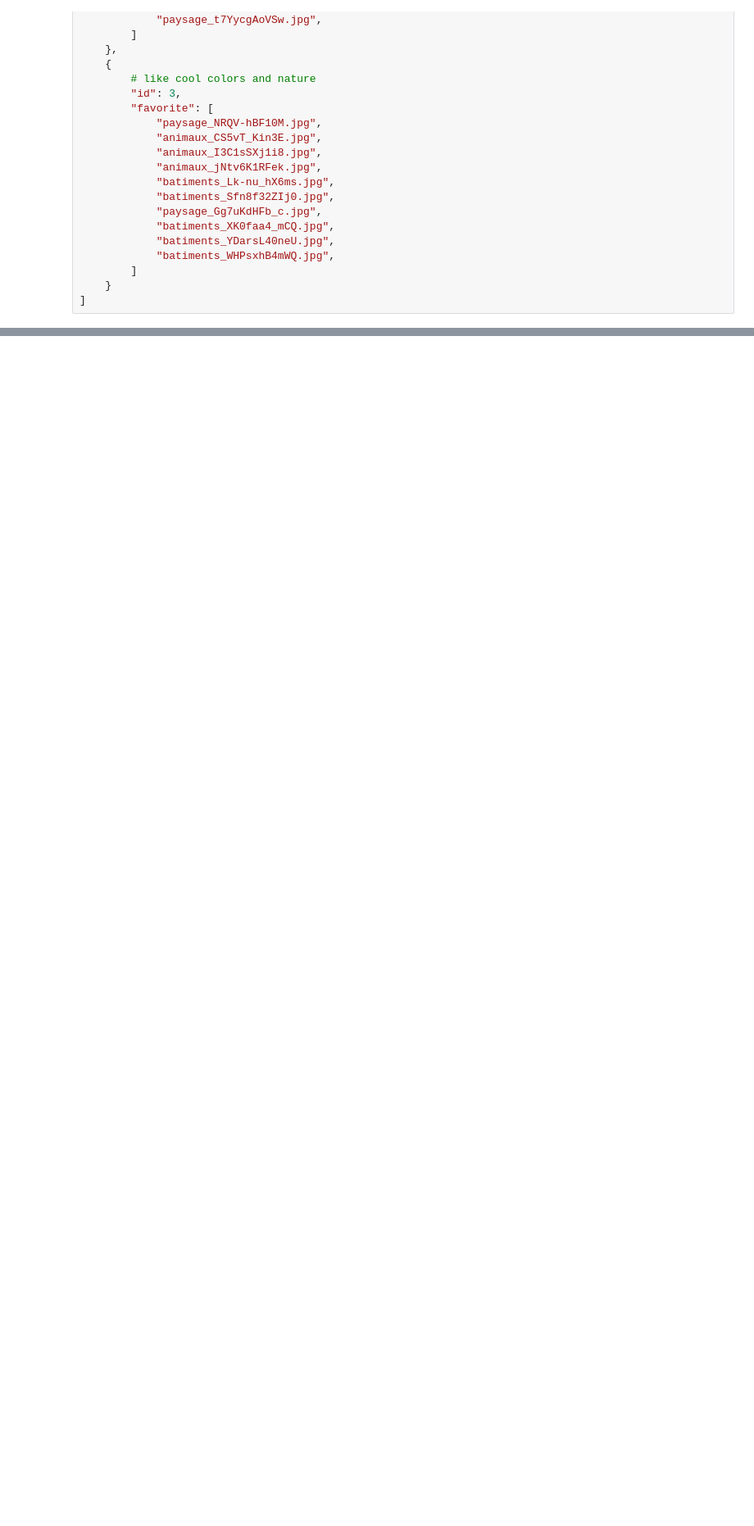
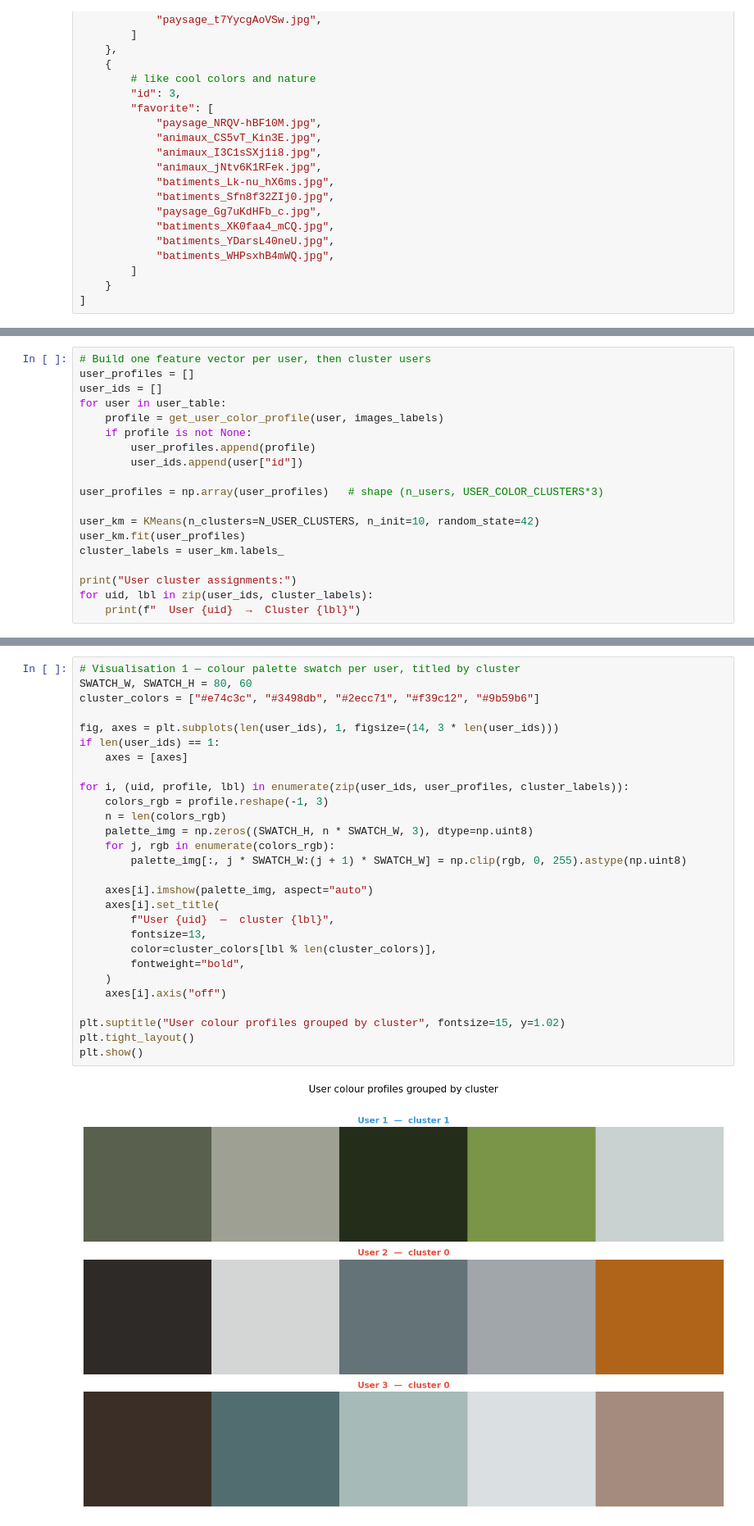
Before and after one commit to wayark/Data-Mining-Cpe, a Jupyter notebook: projet.ipynb, the cells around one changed output, grey strips where cells are left out. Shown at 82% size. Drawn from its saved outputs; the diff is of its cells as text; blank space fills up the shorter version.

Commit message:
add user image clusturing

```diff
--- a/projet.ipynb
+++ b/projet.ipynb
@@ -299,0 +333,19 @@ user_table = [
+# %%
+# Build one feature vector per user, then cluster users
+user_profiles = []
+user_ids = []
+for user in user_table:
+    profile = get_user_color_profile(user, images_labels)
+    if profile is not None:
+        user_profiles.append(profile)
+        user_ids.append(user["id"])
+
+user_profiles = np.array(user_profiles)   # shape (n_users, USER_COLOR_CLUSTERS*3)
+
+user_km = KMeans(n_clusters=N_USER_CLUSTERS, n_init=10, random_state=42)
+user_km.fit(user_profiles)
+cluster_labels = user_km.labels_
+
+print("User cluster assignments:")
+for uid, lbl in zip(user_ids, cluster_labels):
+    print(f"  User {uid}  →  Cluster {lbl}")
@@ -299,0 +357,30 @@ user_table = [
+# %%
+# Visualisation 1 — colour palette swatch per user, titled by cluster
+SWATCH_W, SWATCH_H = 80, 60
+cluster_colors = ["#e74c3c", "#3498db", "#2ecc71", "#f39c12", "#9b59b6"]
+
+fig, axes = plt.subplots(len(user_ids), 1, figsize=(14, 3 * len(user_ids)))
+if len(user_ids) == 1:
+    axes = [axes]
+
+for i, (uid, profile, lbl) in enumerate(zip(user_ids, user_profiles, cluster_labels)):
+    colors_rgb = profile.reshape(-1, 3)
+    n = len(colors_rgb)
+    palette_img = np.zeros((SWATCH_H, n * SWATCH_W, 3), dtype=np.uint8)
+    for j, rgb in enumerate(colors_rgb):
+        palette_img[:, j * SWATCH_W:(j + 1) * SWATCH_W] = np.clip(rgb, 0, 255).astype(np.uint8)
+
+    axes[i].imshow(palette_img, aspect="auto")
+    axes[i].set_title(
+        f"User {uid}  —  cluster {lbl}",
+        fontsize=13,
+        color=cluster_colors[lbl % len(cluster_colors)],
+        fontweight="bold",
+    )
+    axes[i].axis("off")
+
+plt.suptitle("User colour profiles grouped by cluster", fontsize=15, y=1.02)
+plt.tight_layout()
+plt.show()
+# %% [output]
+[figure, added]
```
Also changed, not shown: parts of 8 cells of this notebook.
